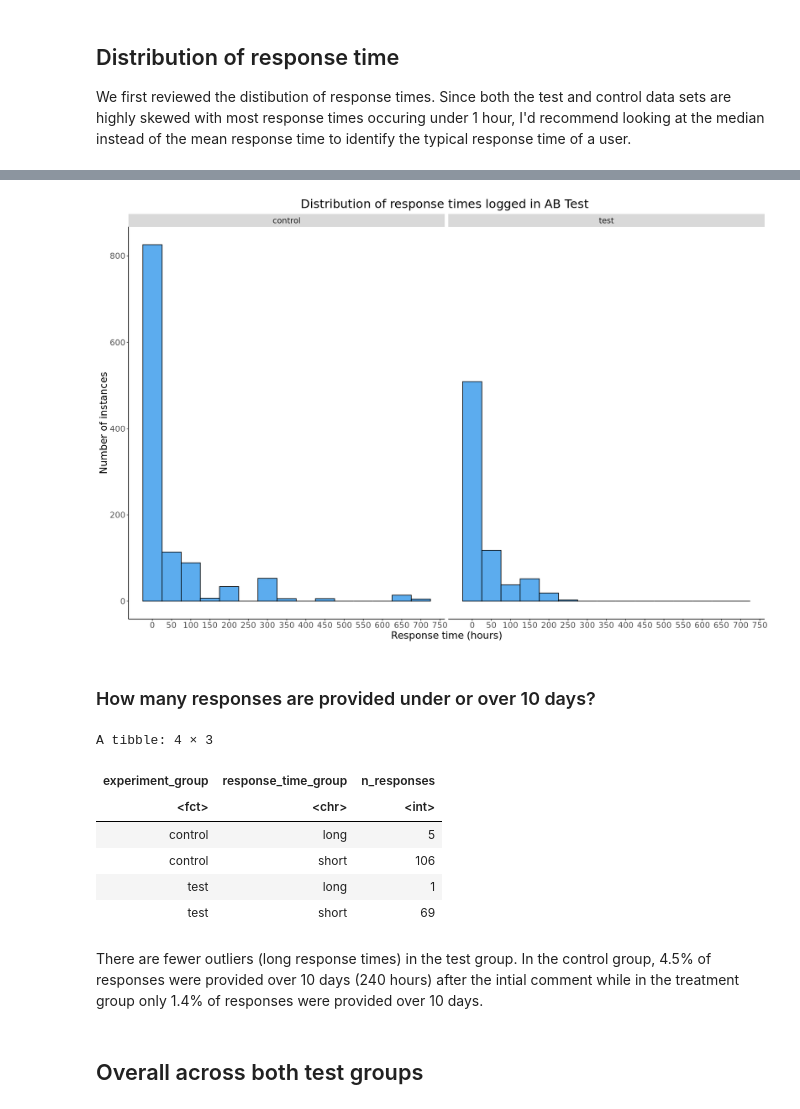
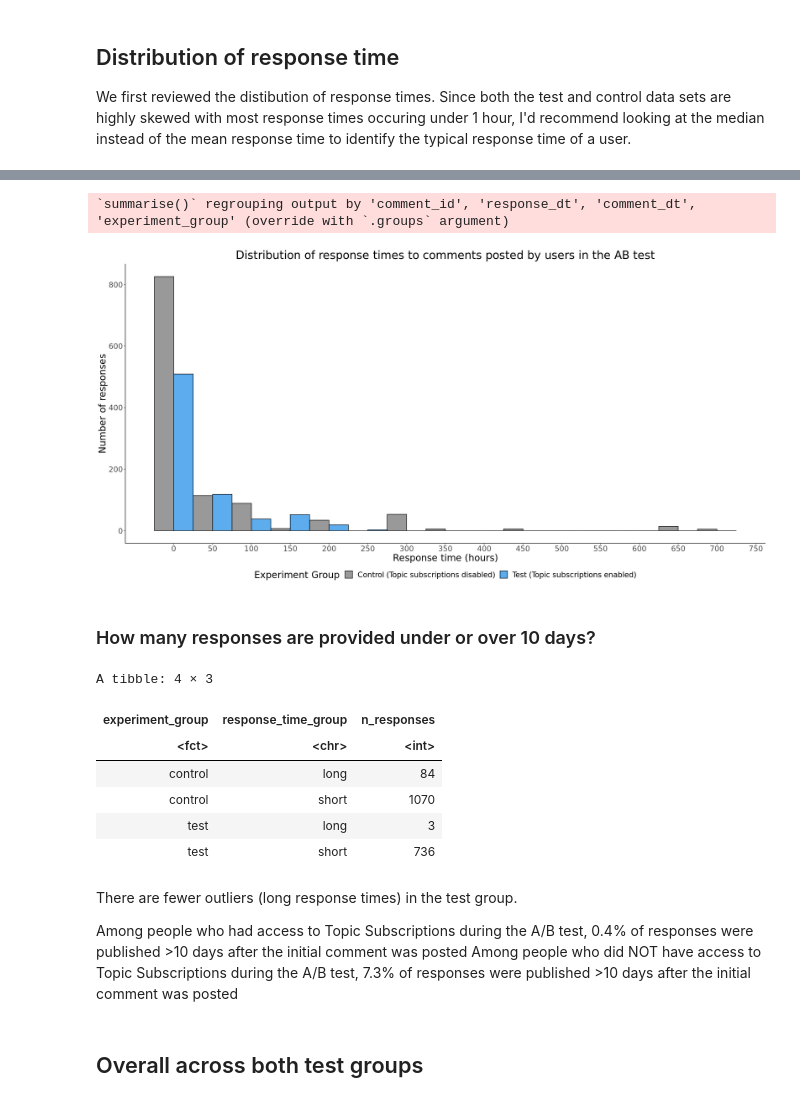
Before and after one commit to wikimedia-research/Topic-notifications-analysis-2022, a Jupyter notebook: topic_notifications_ab_test_report.ipynb, the cells around one changed output, grey strips where cells are left out. Drawn from its saved outputs; the diff is of its cells as text; code cells hidden in the pictures.

Commit message:
v4 of AB test

```diff
--- a/topic_notifications_ab_test_report.ipynb
+++ b/topic_notifications_ab_test_report.ipynb
@@ -408,29 +424,31 @@ We first reviewed the distibution of response times. Since both the test and con
 # %%
 # Create histogram
 
 response_histogram <- topic_response_data_exp %>%
-    mutate(response_time = difftime(response_dt, comment_dt, units = "secs")) %>%
+    group_by(comment_id, response_dt, comment_dt, experiment_group)  %>%
+    summarise(response_time = difftime(response_dt, comment_dt, units = "secs")) %>%
     #filter(response_time < 3600)  %>%  #remove significant outliers to help more clearly see distribution of majority
-    ggplot(aes(x=response_time/3600)) +  #round to nearest hour
-    geom_histogram(color = "black", binwidth = 50, fill = 'steelblue2') +
-    facet_wrap(~ experiment_group) +
+    ggplot(aes(x=response_time/3600, fill = experiment_group)) +  #round to nearest hour
+    geom_histogram(color = "black", binwidth = 50, position = 'dodge') +
     scale_x_continuous(labels = scales::comma, breaks=seq(0,800,50)) +
-    labs (title = "Distribution of response times logged in AB Test ",
-          y = "Number of instances",
+    labs (title = "Distribution of response times to comments posted by users in the AB test",
+          y = "Number of responses",
          x= "Response time (hours)")   +
+     scale_fill_manual(values= c("#999999", "steelblue2"), name = "Experiment Group", labels = c("Control (Topic subscriptions disabled)", "Test (Topic subscriptions enabled)"))  +
     theme(
         panel.grid.minor = element_blank(),
         panel.background = element_blank(),
         plot.title = element_text(hjust = 0.5),
-        text = element_text(size=16),
+        text = element_text(size=20),
         legend.position="bottom",
         axis.line = element_line(colour = "black"))
 
 response_histogram
 
-ggsave("Figures/response_time_histogram.png",response_histogram, width = 16, height = 8, units = "in", dpi = 300)
+ggsave("Figures/response_time_histogram.png",response_histogram, width = 16, height = 11, units = "in", dpi = 300)
 # %% [output]
+`summarise()` regrouping output by 'comment_id', 'response_dt', 'comment_dt', 'experiment_group' (override with `.groups` argument)
-[figure, old version]
+[figure, new version]
 # %% [markdown]
 ### How many responses are provided under or over 10 days?
 # %%
@@ -439,19 +457,22 @@ length_response_times <- topic_response_data_exp %>%
           response_time=response_time/3600,
           response_time_group = ifelse(response_time > 240, "long", "short"))  %>%
     group_by(experiment_group, response_time_group) %>%
-    summarise(n_responses = n_distinct(comment_id), .groups = 'drop')
+    summarise(n_responses = n(), .groups = 'drop')
 
 length_response_times
 # %% [output]
 A tibble: 4 × 3
 | experiment_group | response_time_group | n_responses |
 | <fct> | <chr> | <int> |
-| control | long | 5 |
-| control | short | 106 |
-| test | long | 1 |
-| test | short | 69 |
+| control | long | 84 |
+| control | short | 1070 |
+| test | long | 3 |
+| test | short | 736 |
 # %% [markdown]
-There are fewer outliers (long response times) in the test group. In the control group, 4.5% of responses were provided over 10 days (240 hours) after the intial comment while in the treatment group only 1.4% of responses were provided over 10 days.
+There are fewer outliers (long response times) in the test group.
+
+Among people who had access to Topic Subscriptions during the A/B test, 0.4% of responses were published >10 days after the initial comment was posted
+Among people who did NOT have access to Topic Subscriptions during the A/B test, 7.3% of responses were published >10 days after the initial comment was posted
 # %% [markdown]
 ## Overall across both test groups
 # %%
```
Also changed, not shown: parts of 24 cells of this notebook.
